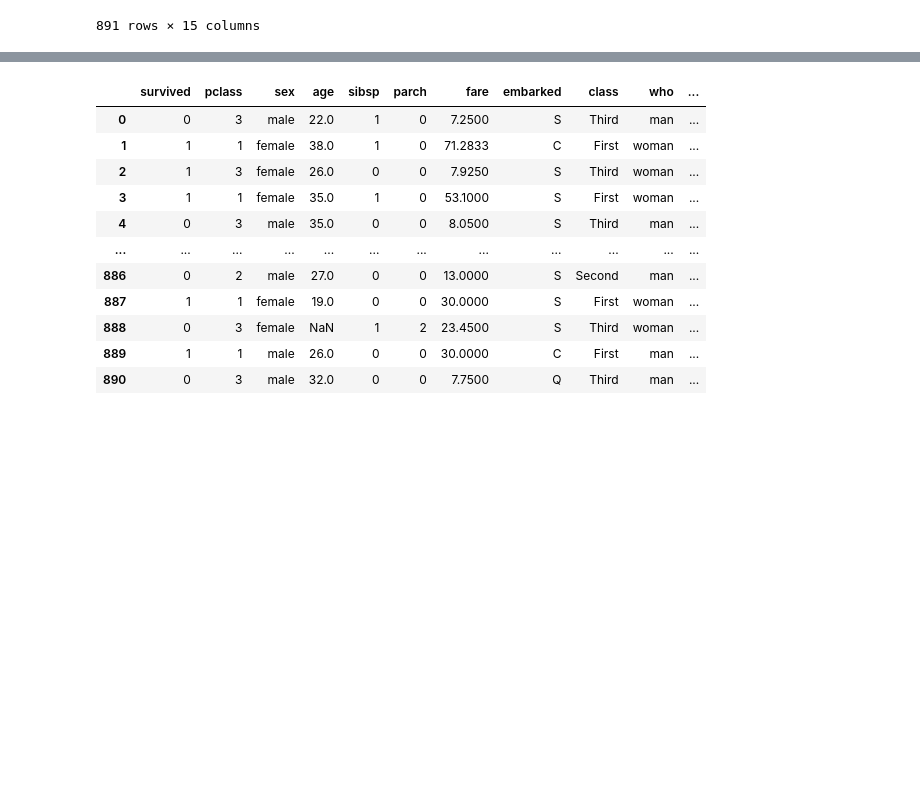
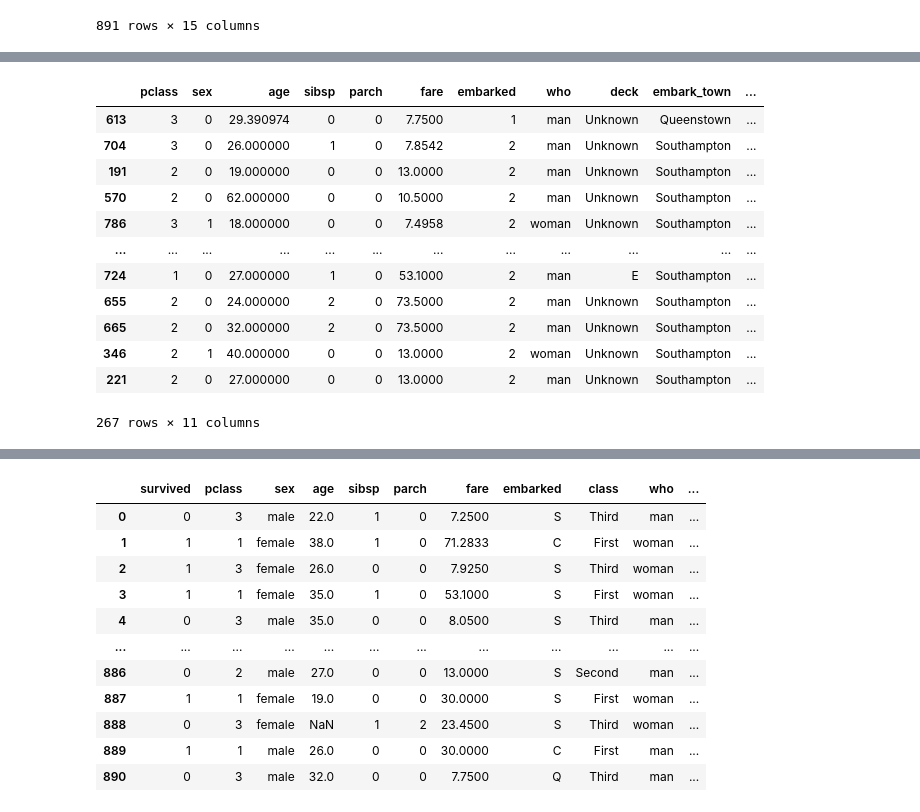
Before and after one commit to A-I-eXplorers/LeeChungHee, a Jupyter notebook: Data_Preprocessing/01.Titanic.ipynb, the cells around one changed output, grey strips where cells are left out. Cells and saved outputs as stored; diff of their text form; code cells hidden in the pictures; blank space fills up the shorter version.

```diff
--- a/Data_Preprocessing/01.Titanic.ipynb
+++ b/Data_Preprocessing/01.Titanic.ipynb
@@ -21,0 +258,27 @@ df
+# %%
+# =========================================
+# 6. 결측치 대체 - age
+# =========================================
+from sklearn.impute import SimpleImputer
+
+# age 결측치를 평균값으로 채움
+# 데이터 누수를 막기 위해 평균은 train 데이터에서만 계산(fit)하고,
+# test에는 그 평균을 그대로 적용(transform)
+imputer = SimpleImputer(strategy = "mean")
+X_train['age'] = imputer.fit_transform(X_train[['age']])
+X_test['age'] = imputer.transform(X_test[['age']])
+X_test
+# %% [output]
+|  | pclass | sex | age | sibsp | parch | fare | embarked | who | deck | embark_town | ... |
+| 613 | 3 | 0 | 29.390974 | 0 | 0 | 7.7500 | 1 | man | Unknown | Queenstown | ... |
+| 704 | 3 | 0 | 26.000000 | 1 | 0 | 7.8542 | 2 | man | Unknown | Southampton | ... |
+| 191 | 2 | 0 | 19.000000 | 0 | 0 | 13.0000 | 2 | man | Unknown | Southampton | ... |
+| 570 | 2 | 0 | 62.000000 | 0 | 0 | 10.5000 | 2 | man | Unknown | Southampton | ... |
+| 786 | 3 | 1 | 18.000000 | 0 | 0 | 7.4958 | 2 | woman | Unknown | Southampton | ... |
+| ... | ... | ... | ... | ... | ... | ... | ... | ... | ... | ... | ... |
+| 724 | 1 | 0 | 27.000000 | 1 | 0 | 53.1000 | 2 | man | E | Southampton | ... |
+| 655 | 2 | 0 | 24.000000 | 2 | 0 | 73.5000 | 2 | man | Unknown | Southampton | ... |
+| 665 | 2 | 0 | 32.000000 | 2 | 0 | 73.5000 | 2 | man | Unknown | Southampton | ... |
+| 346 | 2 | 1 | 40.000000 | 0 | 0 | 13.0000 | 2 | woman | Unknown | Southampton | ... |
+| 221 | 2 | 0 | 27.000000 | 0 | 0 | 13.0000 | 2 | man | Unknown | Southampton | ... |
+267 rows × 11 columns
```
Also changed, not shown: parts of 16 cells of this notebook, 2 other files.
